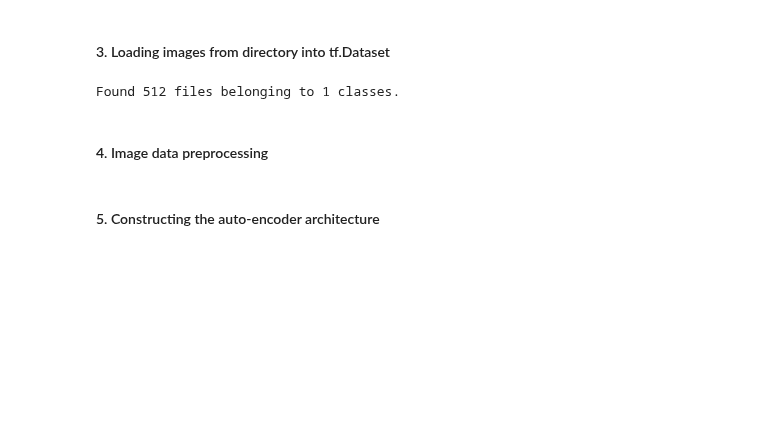
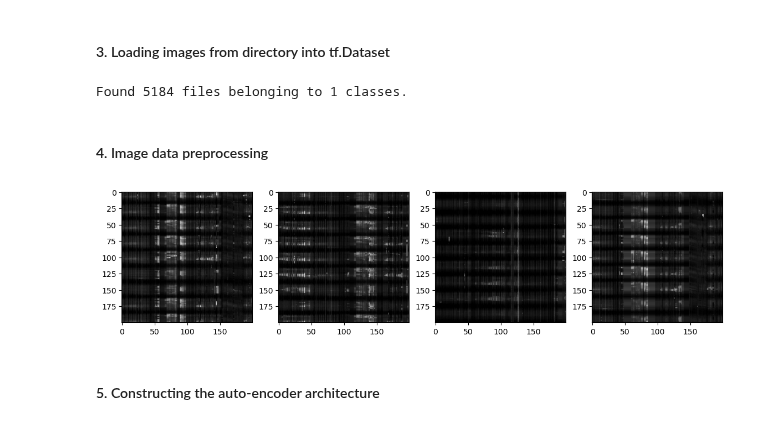
Before and after one commit to Evan-Callaghan/FieldsAcademy-NeuralNetworks, a Jupyter notebook: Project/Working/image_model.ipynb, the cells around one changed output. Saved outputs shown, nothing was run; the diff lists cells and outputs as text; code cells hidden in the pictures; blank space fills up the shorter version.

```diff
--- a/Project/Working/image_model.ipynb
+++ b/Project/Working/image_model.ipynb
@@ -32,10 +32,10 @@ Using 128 files for validation.
 #### 3. Loading images from directory into tf.Dataset
 # %%
 ## Building the image data set
-train_ds = tf.keras.utils.image_dataset_from_directory('Image_Data', labels = None, color_mode = 'grayscale', batch_size = None,
+train_ds = tf.keras.utils.image_dataset_from_directory('Image_Data/Training', labels = None, color_mode = 'grayscale', batch_size = None,
                                                        seed = 365, image_size = (200, 200), shuffle = True)
 # %% [output]
-Found 512 files belonging to 1 classes.
+Found 5184 files belonging to 1 classes.
 # %% [markdown]
 #### 4. Image data preprocessing
 # %%
@@ -49,5 +49,8 @@ def dataset_to_numpy(ds):
         images.append(image)
     return np.array(images)
 
-train = dataset_to_numpy(train_ds)[0:384]
-val = dataset_to_numpy(train_ds)[384:512]
+train_size = int(len(train_ds) * 0.75)
+val_size = int(len(train_ds) * 0.25)
+
+train = dataset_to_numpy(train_ds)[0:train_size]
+val = dataset_to_numpy(train_ds)[train_size:(train_size + val_size)]
@@ -61,3 +57,10 @@ for idx, img in enumerate(batch[:4]):
+# %%
+## Visualizing four sample training images
+fig, ax = plt.subplots(ncols = 4, figsize = (14,14))
+for idx, img in enumerate(train[:4]):
+    ax[idx].imshow(img, cmap = 'gray')
+# %% [output]
+[figure, added]
 # %%
 train = tfds.as_numpy(train_ds)
 val = tfds.as_numpy(val_ds)
```
Also changed, not shown: parts of 7 cells of this notebook, 1 other file.
